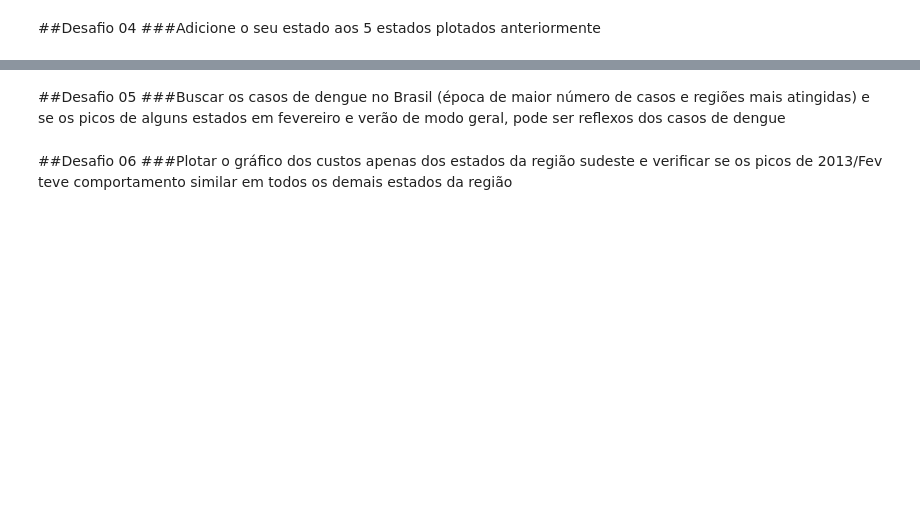
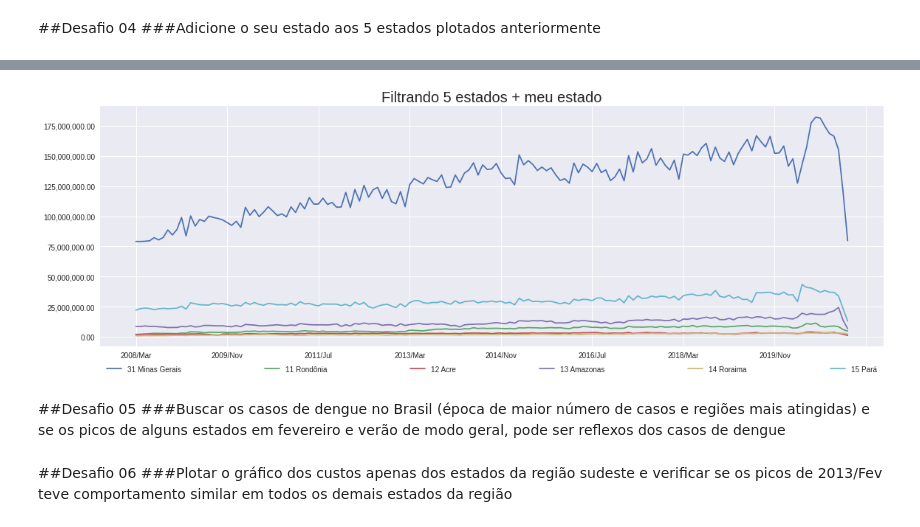
Before and after one commit to BrSiqueira/Bootcamp-DataScience, a Jupyter notebook: Modulo01/Modulo01_Aula_03_Desafio.ipynb, the cells around one changed output, grey strips where cells are left out. Drawn from its saved outputs; the diff is of its cells as text; code cells hidden in the pictures; blank space fills up the shorter version.

```diff
--- a/Modulo01/Modulo01_Aula_03_Desafio.ipynb
+++ b/Modulo01/Modulo01_Aula_03_Desafio.ipynb
@@ -396,3 +394,11 @@ NameError: ignored
+# %%
+ax = meuEstado.iloc[:, 8:].T.plot(figsize=(19,6))
+ax.yaxis.set_major_formatter(ticker.StrMethodFormatter("{x:,.2f}"))
+ax.legend(loc="upper center", mode = "expand", ncol = 7, bbox_to_anchor=(0, -1.05, 1 , 1))
+plt.title('Filtrando 5 estados + meu estado', fontsize=20)
+plt.show()
+# %% [output]
+[figure, added]
 # %% [markdown]
 ##Desafio 05
 ###Buscar os casos de dengue no Brasil (época de maior número de casos e regiões mais atingidas) e se os picos de alguns estados em fevereiro e verão de modo geral, pode ser reflexos dos casos de dengue
```
Also changed, not shown: parts of 6 cells of this notebook.
